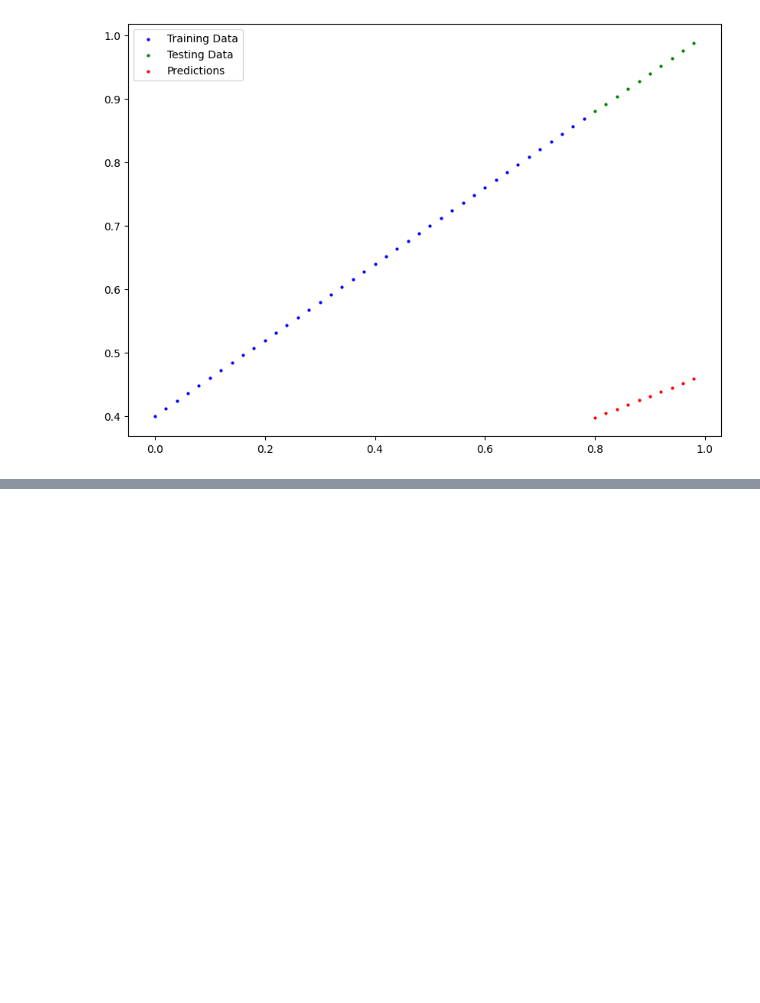
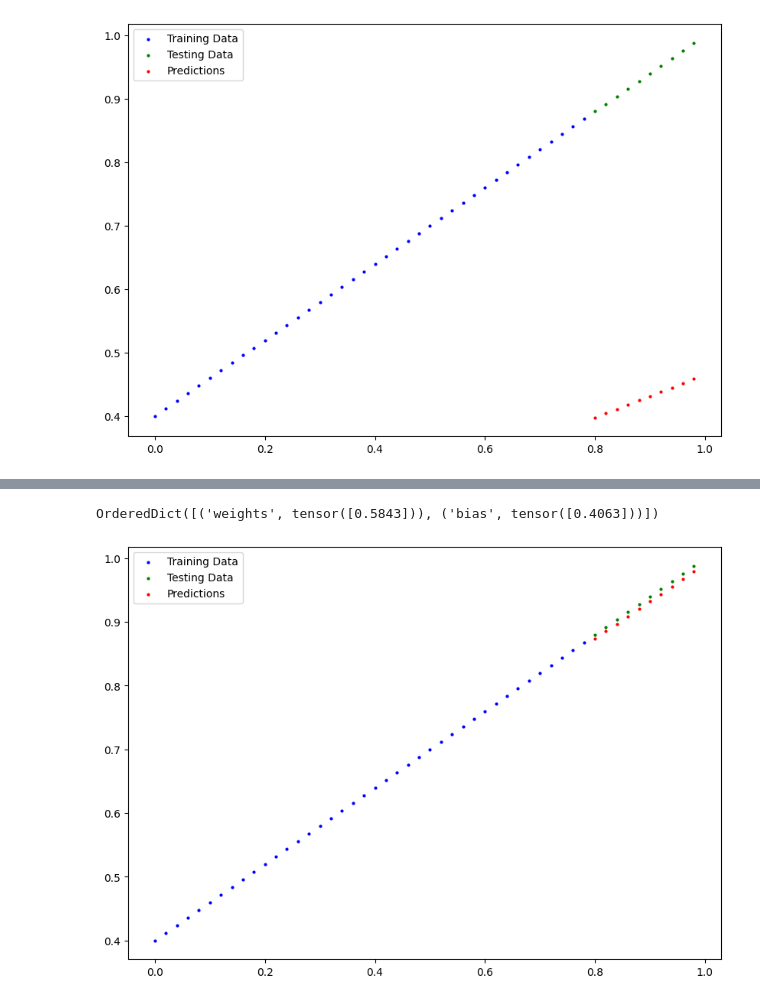
Before and after one commit to kushagra-arya/torchflow, a Jupyter notebook: pytorch_workflow.ipynb, the cells around one changed output, grey strips where cells are left out. Saved outputs shown, nothing was run; the diff lists cells and outputs as text; code cells hidden in the pictures; blank space fills up the shorter version.

```diff
--- a/pytorch_workflow.ipynb
+++ b/pytorch_workflow.ipynb
@@ -186,0 +195,7 @@ plot_predictions(predictions=y_preds)
+# %%
+# Setup a Loss Function
+loss_fn = nn.L1Loss()
+
+# Setup an Optimizer (Stochastic Gradient Descent)
+# lr is the most important hyperparameter you can set
+optimizer = torch.optim.SGD(params=model_0.parameters(), lr=0.01)
@@ -186,0 +276,10 @@ plot_predictions(predictions=y_preds)
+# %%
+# 100th (99) epoch output
+model_0.state_dict()
+# %% [output]
+OrderedDict([('weights', tensor([0.5843])), ('bias', tensor([0.4063]))])
+# %%
+# We can plot this matplotlib chart on test as gradient tracking is off
+plot_predictions(predictions=test_preds)
+# %% [output]
+[figure, added]
```
Also changed, not shown: parts of 8 cells of this notebook.
